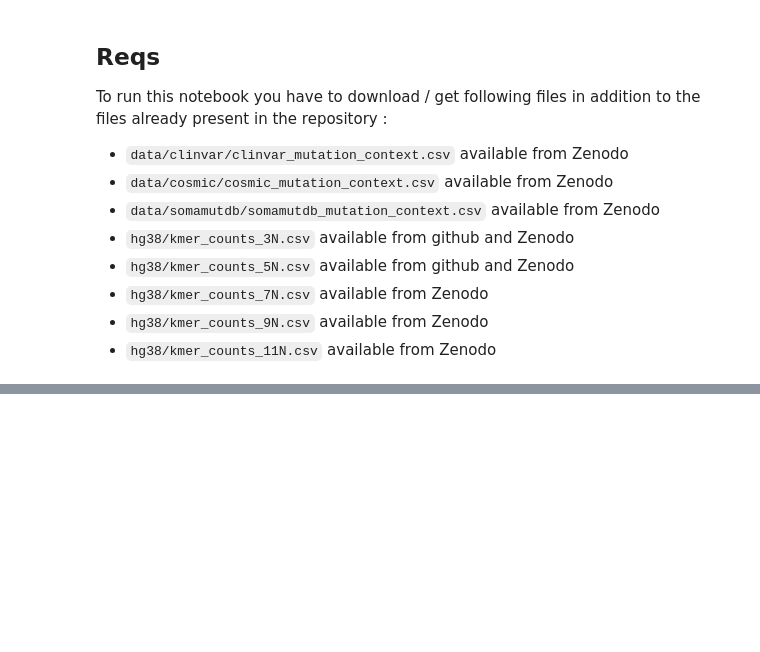
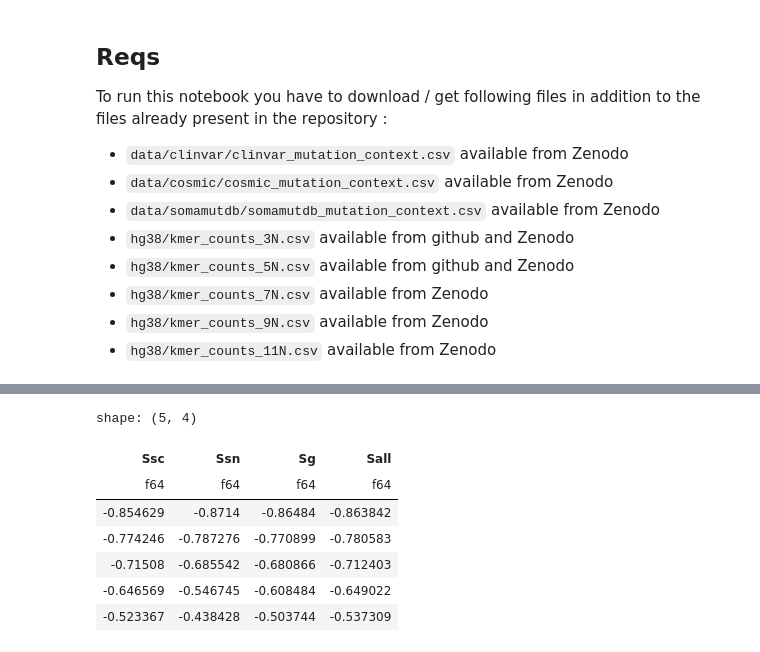
Before and after one commit to 3BioCompBio/MutationvIP, a Jupyter notebook: notebooks/fig4.ipynb, the cells around one changed output, grey strips where cells are left out. Cells and saved outputs as stored; diff of their text form; code cells hidden in the pictures; blank space fills up the shorter version.

```diff
--- a/notebooks/fig4.ipynb
+++ b/notebooks/fig4.ipynb
@@ -113,0 +200,11 @@ plt.show()
+# %%
+pl.DataFrame(results_raw)
+# %% [output]
+shape: (5, 4)
+| Ssc | Ssn | Sg | Sall |
+| f64 | f64 | f64 | f64 |
+| -0.854629 | -0.8714 | -0.86484 | -0.863842 |
+| -0.774246 | -0.787276 | -0.770899 | -0.780583 |
+| -0.71508 | -0.685542 | -0.680866 | -0.712403 |
+| -0.646569 | -0.546745 | -0.608484 | -0.649022 |
+| -0.523367 | -0.438428 | -0.503744 | -0.537309 |
```
Also changed, not shown: parts of 4 cells of this notebook, 8 other files.
